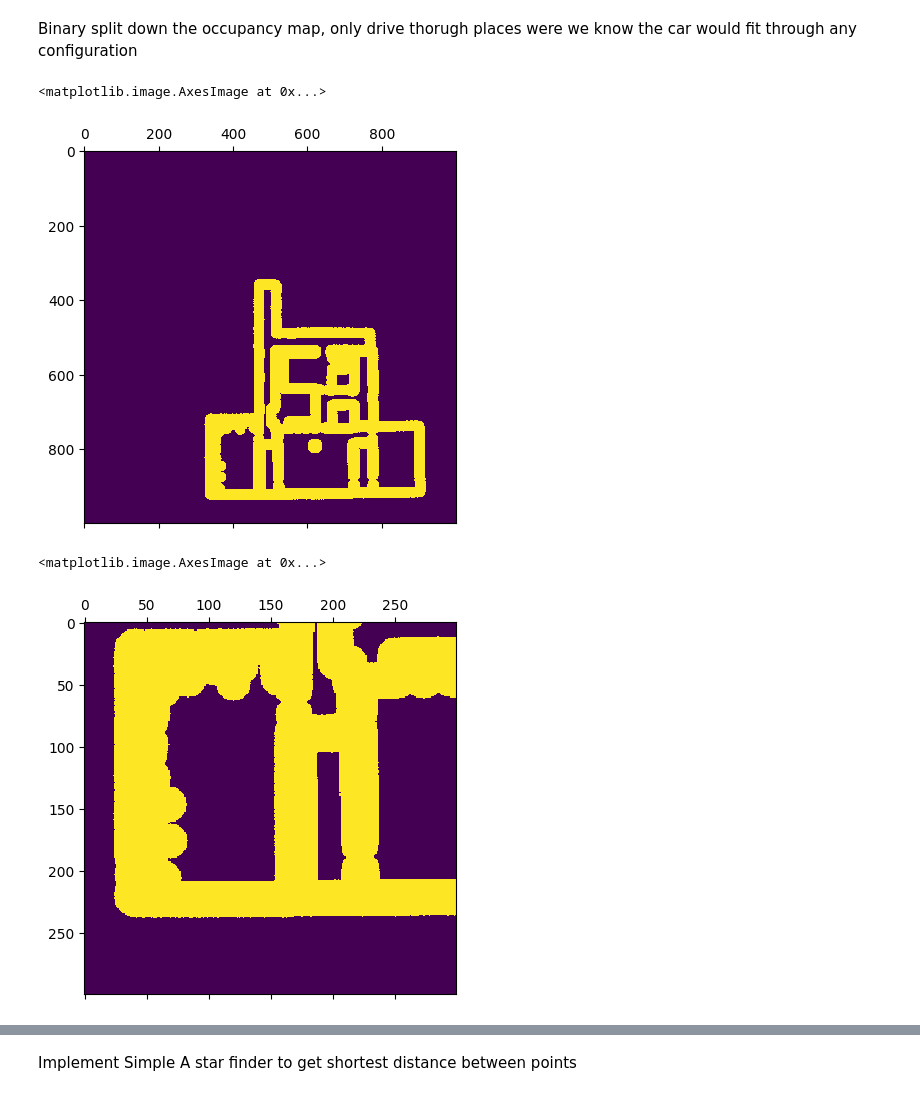
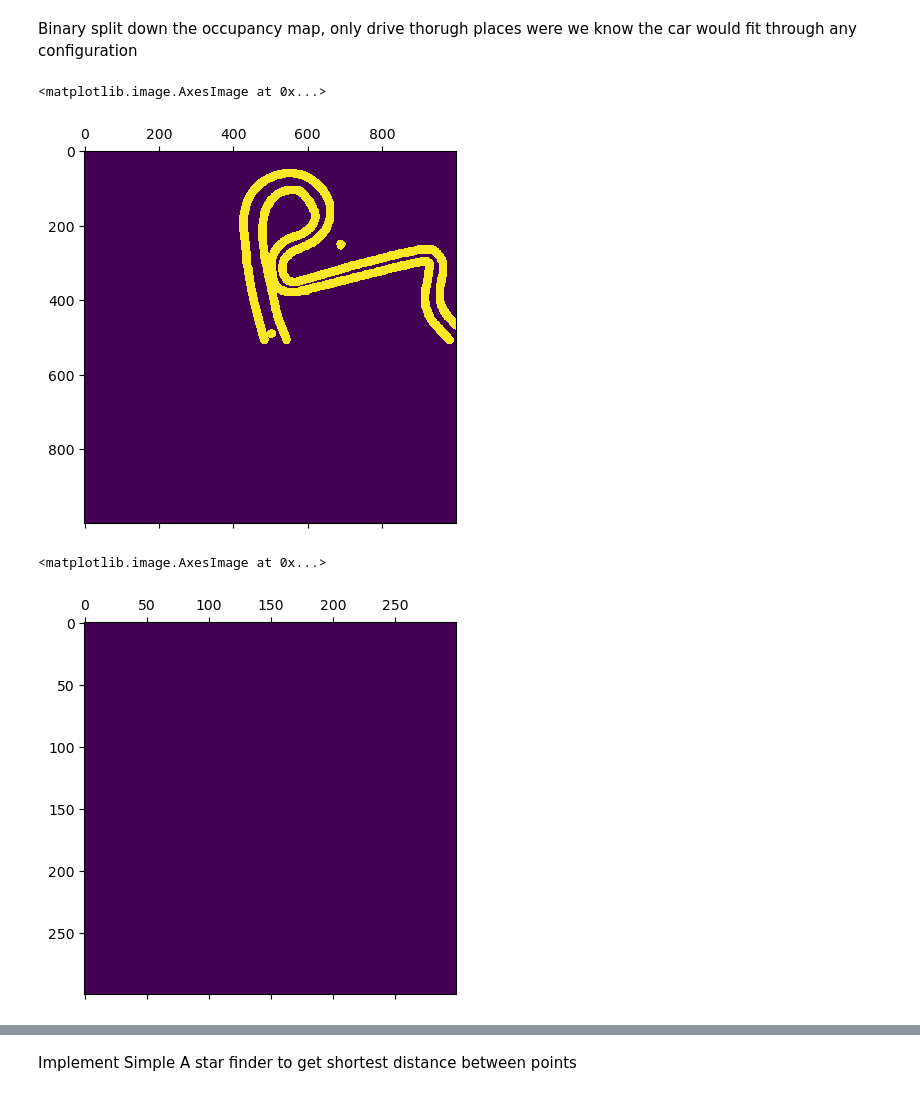
Before and after one commit to tim200002/TAS-Racer, a Jupyter notebook: scripts/generate_np_map.ipynb, the cells around one changed output, grey strips where cells are left out. Drawn from its saved outputs; the diff is of its cells as text; code cells hidden in the pictures.

```diff
--- a/scripts/generate_np_map.ipynb
+++ b/scripts/generate_np_map.ipynb
@@ -18,11 +18,11 @@ plt.matshow(occupancy_grid)
 # %% [markdown]
 Binary split down the occupancy map, only drive thorugh places were we know the car would fit through any configuration
 # %%
-occupancy_grid_filtered = (occupancy_grid != 0)*1
+occupancy_grid_filtered = (occupancy_grid >30)*1
 plt.matshow(occupancy_grid_filtered)
 # %% [output]
 <matplotlib.image.AxesImage at 0x...>
-[figure, old version]
+[figure, new version]
 # %%
 def classify_points(x_start, y_start, binary_occupancy_grid: np.ndarray):
     """"Classifies all points in map into categories depending on start point
@@ -136,6 +136,6 @@ occupancy_grid_filtered_reshaped = occupancy_grid_filtered[700:1000, 300:600]
 plt.matshow(occupancy_grid_filtered_reshaped)
 # %% [output]
 <matplotlib.image.AxesImage at 0x...>
-[figure, old version]
+[figure, new version]
 # %%
 
```
Also changed, not shown: parts of 3 cells of this notebook, 12 other files.
